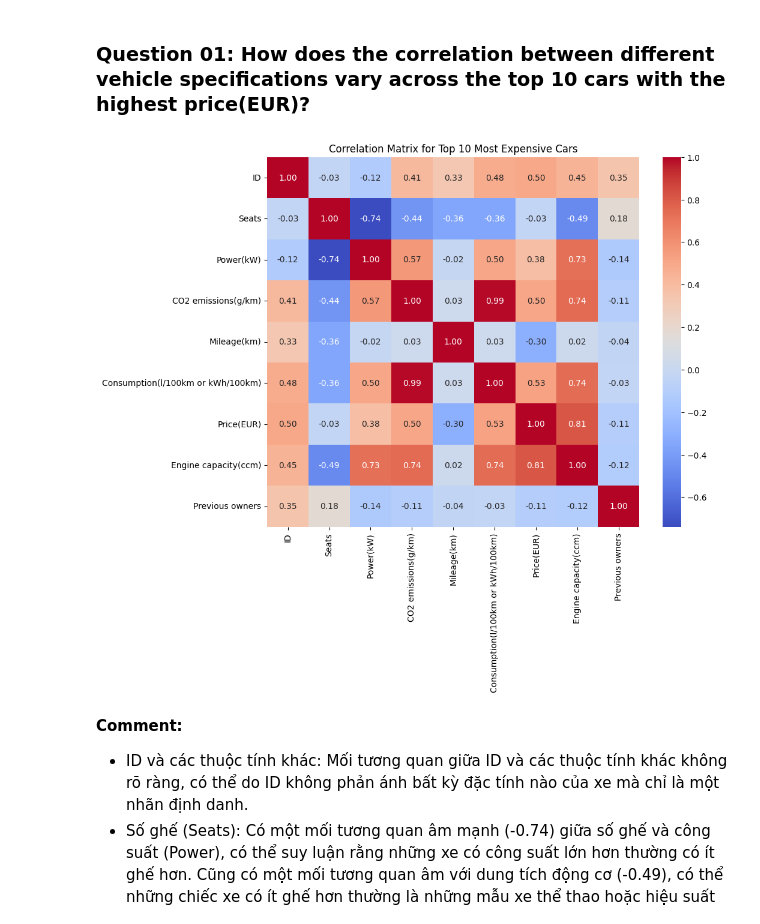
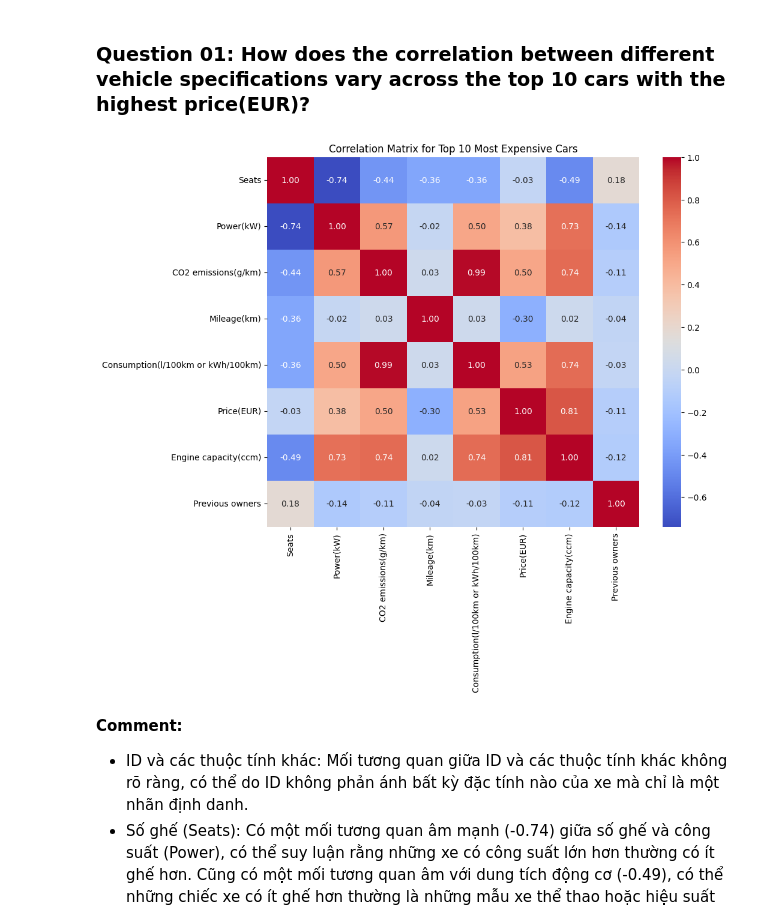
Before and after one commit to MTriNguci/DS_FINAL_PROJ, a Jupyter notebook: 3. Eda.ipynb, the cells around one changed output. Drawn from its saved outputs; the diff is of its cells as text; code cells hidden in the pictures.

Commit message:
drop id

```diff
--- a/3. Eda.ipynb
+++ b/3. Eda.ipynb
@@ -108,20 +108,20 @@ plt.show()
 # %%
 # Chọn ra 10 xe có giá cao nhất
 top_10_expensive_cars = data.nlargest(10, 'Price(EUR)')
 
 # Chọn tất cả các cột chứa thông số chi tiết của xe ở dạng numeric
 vehicle_specifications = top_10_expensive_cars.select_dtypes(include=np.number)
-
+vehicle_specifications = vehicle_specifications.drop(['ID'],axis=1)
 # Tính ma trận tương quan
 correlation_matrix = vehicle_specifications.corr()
 
 # Vẽ heatmap cho ma trận tương quan
 plt.figure(figsize=(10, 8))
 sns.heatmap(correlation_matrix, annot=True, cmap='coolwarm', fmt=".2f")
 plt.title("Correlation Matrix for Top 10 Most Expensive Cars")
 plt.show()
 # %% [output]
-[figure, old version]
+[figure, new version]
 # %% [markdown]
 **Comment:**
 
```
